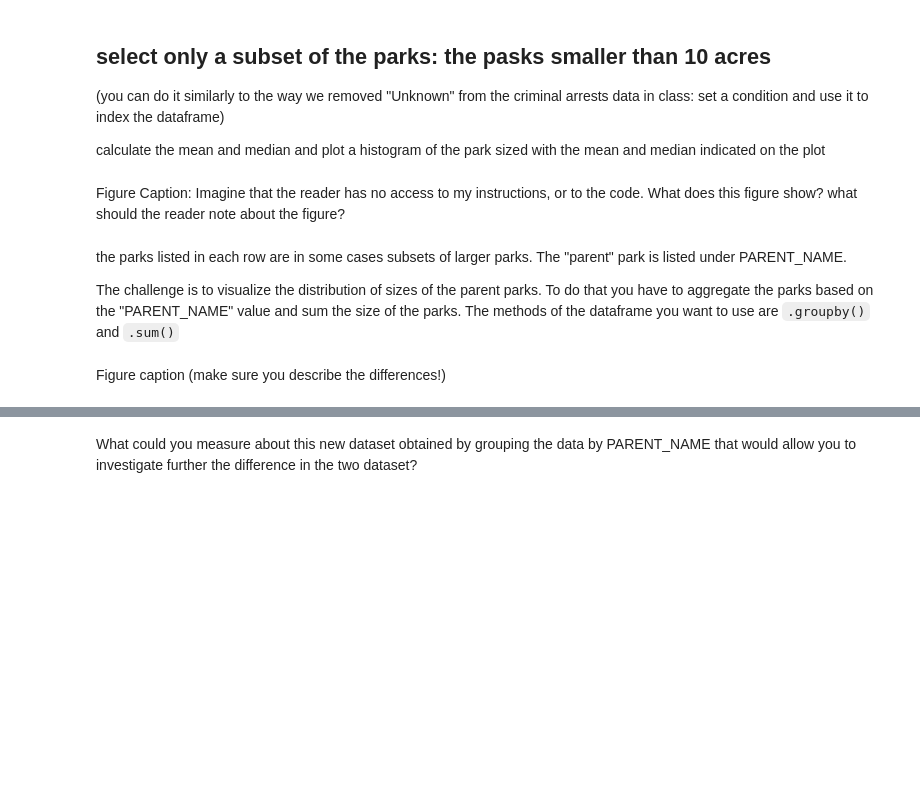
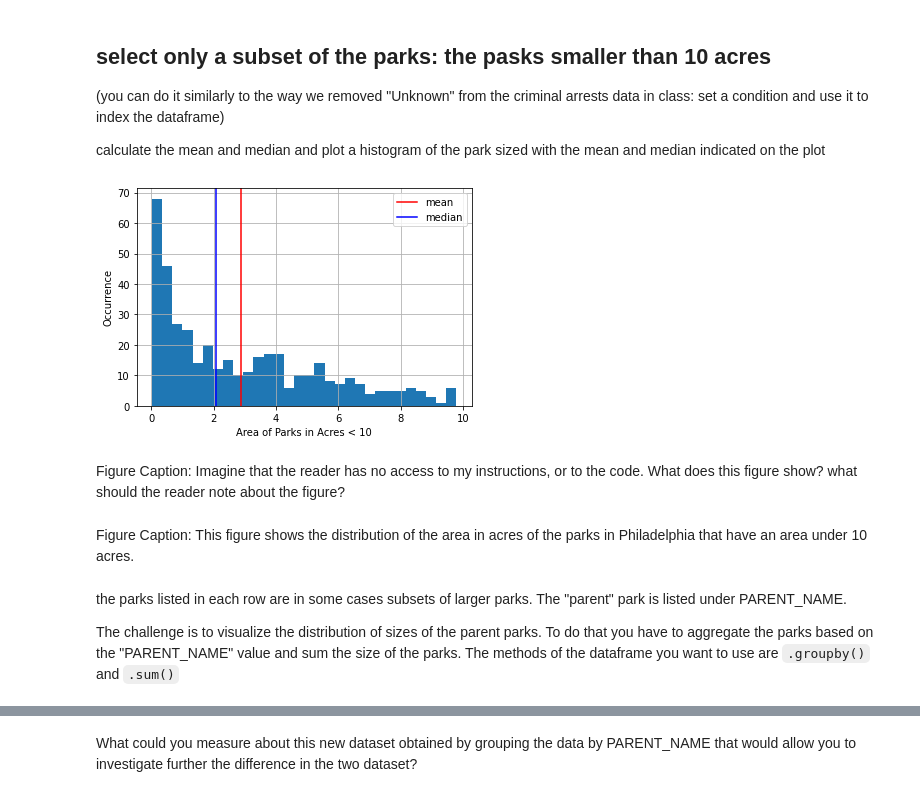
Before and after one commit to ReidelVichot/PUA2022_RVichot, a Jupyter notebook: HW3/PhillyParks_instructions.ipynb, the cells around one changed output, grey strips where cells are left out. Cells and saved outputs as stored; diff of their text form; code cells hidden in the pictures; blank space fills up the shorter version.

```diff
--- a/HW3/PhillyParks_instructions.ipynb
+++ b/HW3/PhillyParks_instructions.ipynb
@@ -130,10 +187,22 @@ calculate the mean and median and plot a histogram of the park sized with the me
 # %%
 # if you need help with this step do ask me about boolean arrays used as indices
 # and slicing of arrays and series! remember we have a slack channel #hw2
-ax = pparks....
+ax = pparks[pparks["ACREAGE"]<10]["ACREAGE"].hist(bins=30)
+mean = pparks[pparks["ACREAGE"]<10]["ACREAGE"].mean()
+median = pparks[pparks["ACREAGE"]<10]["ACREAGE"].median()
+ax.axvline(x=mean, label="mean", color="r")
+ax.axvline(x=median,label="median", color="b")
+ax.set_xlabel("Area of Parks in Acres < 10")
+ax.set_ylabel("Occurrence")
+ax.legend();
+# %% [output]
+[figure, added]
 # %% [markdown]
 
 Figure Caption: Imagine that the reader has no access to my instructions, or to the code. What does this figure show? what should the reader note about the figure?
+# %% [markdown]
+Figure Caption:
+This figure shows the distribution of the area in acres of the parks in Philadelphia that have an area under 10 acres.
 # %% [markdown]
 
 the parks listed in each row are in some cases subsets of larger parks. The "parent" park is listed under PARENT_NAME.
@@ -147,2 +213,0 @@ ax = pparks.groupby(...
-# %% [markdown]
-Figure caption (make sure you describe the differences!)
```
Also changed, not shown: parts of 23 cells of this notebook.
